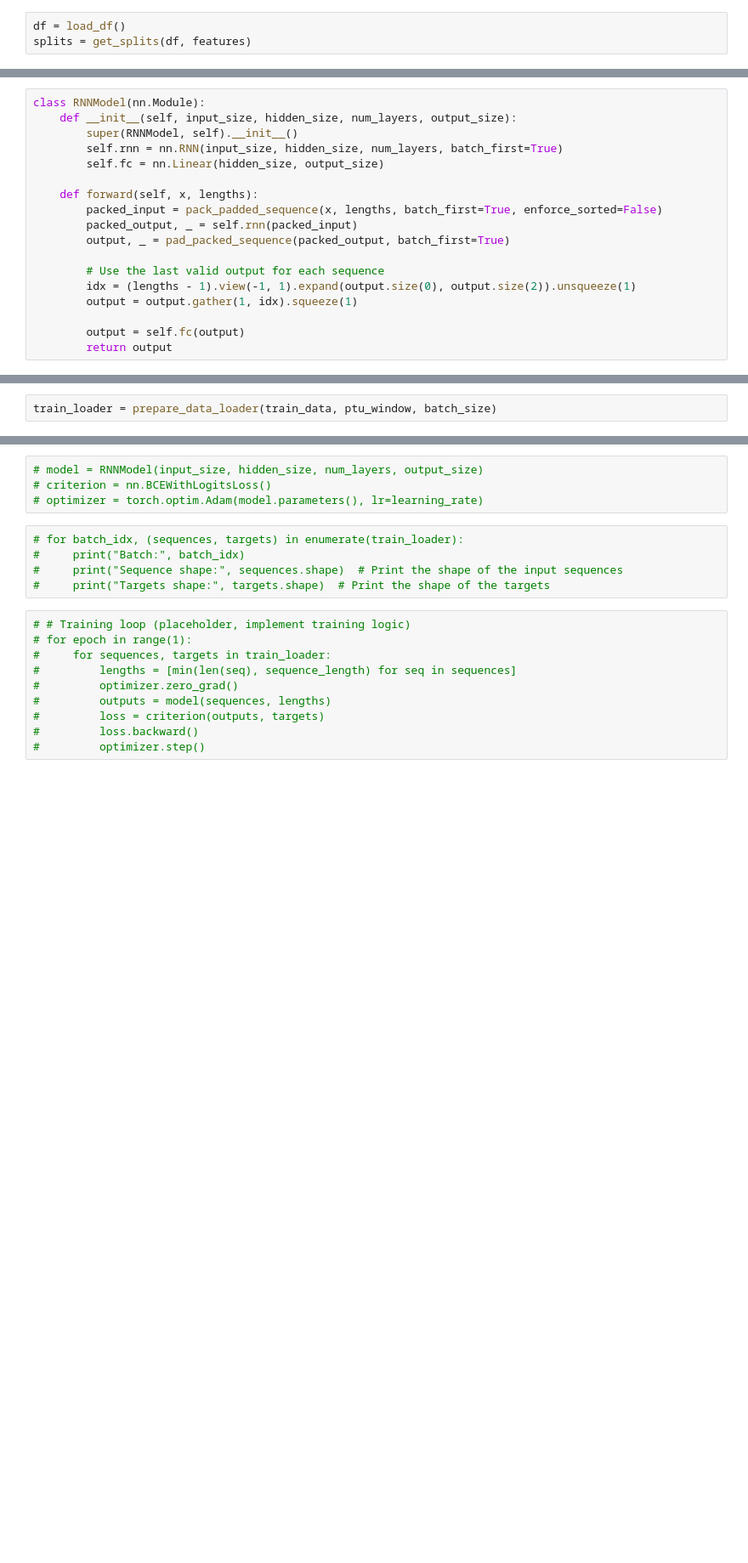
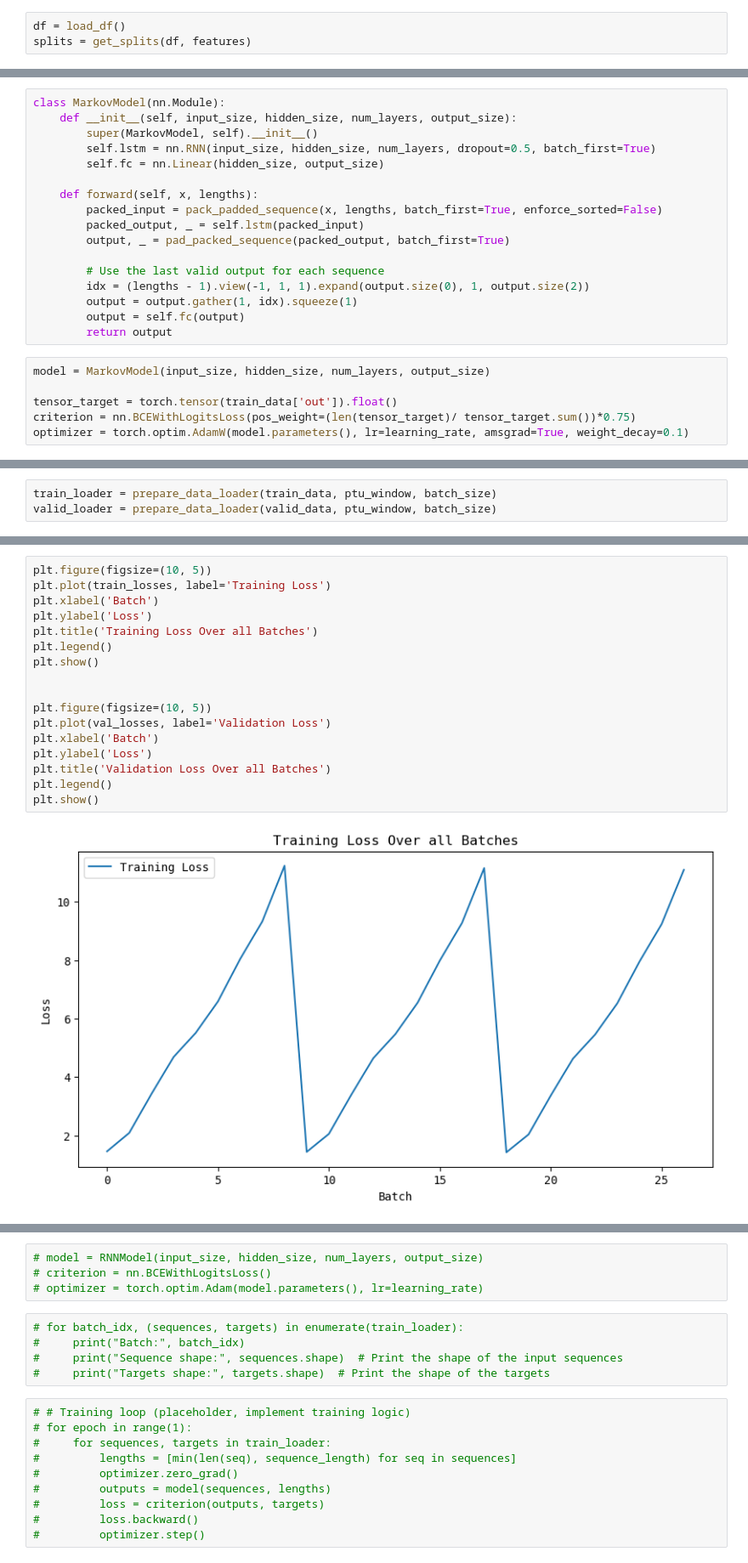
Before and after one commit to SmallNub/tweedejaars_project, a Jupyter notebook: notebooks/markov_rnn copy 2.ipynb, the cells around one changed output, grey strips where cells are left out. Shown: that part at 85% size. Saved outputs shown, nothing was run; the diff lists cells and outputs as text; blank space fills up the shorter version.

```diff
--- a/notebooks/markov_rnn copy 2.ipynb
+++ b/notebooks/markov_rnn copy 2.ipynb
@@ -140,23 +129,28 @@ class TimeSeriesDataset(Dataset):
 
         return sequence, torch.tensor(target, dtype=torch.float32), length
 # %%
-class RNNModel(nn.Module):
+class MarkovModel(nn.Module):
     def __init__(self, input_size, hidden_size, num_layers, output_size):
-        super(RNNModel, self).__init__()
-        self.rnn = nn.RNN(input_size, hidden_size, num_layers, batch_first=True)
+        super(MarkovModel, self).__init__()
+        self.lstm = nn.RNN(input_size, hidden_size, num_layers, dropout=0.5, batch_first=True)
         self.fc = nn.Linear(hidden_size, output_size)
 
     def forward(self, x, lengths):
         packed_input = pack_padded_sequence(x, lengths, batch_first=True, enforce_sorted=False)
-        packed_output, _ = self.rnn(packed_input)
+        packed_output, _ = self.lstm(packed_input)
         output, _ = pad_packed_sequence(packed_output, batch_first=True)
 
         # Use the last valid output for each sequence
-        idx = (lengths - 1).view(-1, 1).expand(output.size(0), output.size(2)).unsqueeze(1)
+        idx = (lengths - 1).view(-1, 1, 1).expand(output.size(0), 1, output.size(2))
         output = output.gather(1, idx).squeeze(1)
-
         output = self.fc(output)
         return output
+# %%
+model = MarkovModel(input_size, hidden_size, num_layers, output_size)
+
+tensor_target = torch.tensor(train_data['out']).float()
+criterion = nn.BCEWithLogitsLoss(pos_weight=(len(tensor_target)/ tensor_target.sum())*0.75)
+optimizer = torch.optim.AdamW(model.parameters(), lr=learning_rate, amsgrad=True, weight_decay=0.1)
 # %%
 def prepare_data_loader(data, ptu_window, batch_size):
     dataset = TimeSeriesDataset(data, ptu_window)
@@ -165,3 +157,4 @@ def prepare_data_loader(data, ptu_window, batch_size):
     return DataLoader(dataset, batch_size=batch_size, shuffle=False)
 # %%
 train_loader = prepare_data_loader(train_data, ptu_window, batch_size)
+valid_loader = prepare_data_loader(valid_data, ptu_window, batch_size)
@@ -278,0 +241,19 @@ Batch 8, Sequence shape: torch.Size([3840, 90, 6]), Lengths: tensor([76, 77, 78,
+# %%
+plt.figure(figsize=(10, 5))
+plt.plot(train_losses, label='Training Loss')
+plt.xlabel('Batch')
+plt.ylabel('Loss')
+plt.title('Training Loss Over all Batches')
+plt.legend()
+plt.show()
+
+
+plt.figure(figsize=(10, 5))
+plt.plot(val_losses, label='Validation Loss')
+plt.xlabel('Batch')
+plt.ylabel('Loss')
+plt.title('Validation Loss Over all Batches')
+plt.legend()
+plt.show()
+# %% [output]
+[figure, added]
```
Also changed, not shown: parts of 18 cells of this notebook, 4 other files.
